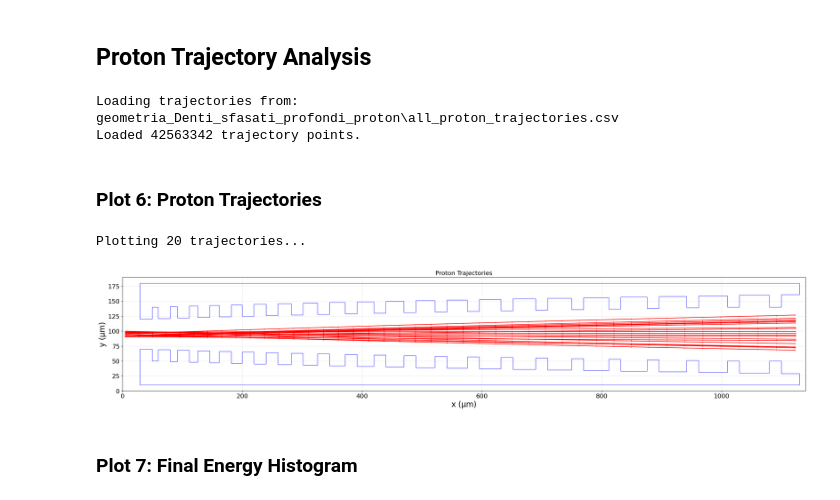
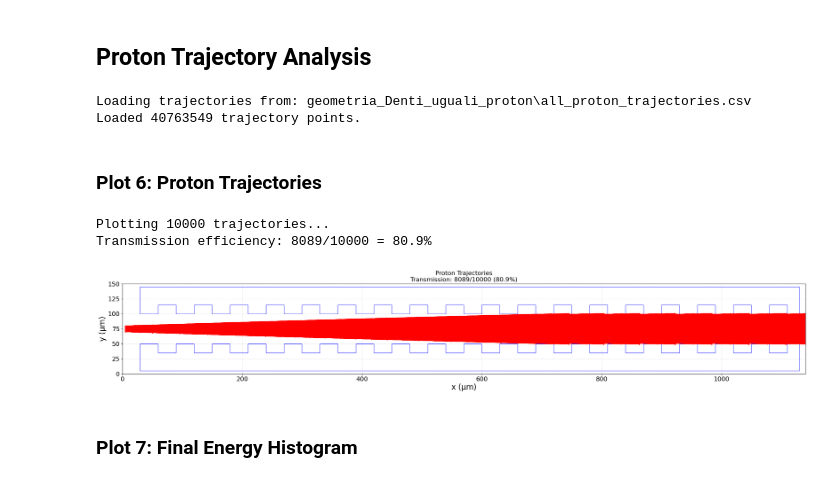
Before and after one commit to AlanMarcia/Simulation_git, a Jupyter notebook: Simulation/plot_results_notebook.ipynb, the cells around one changed output. Drawn from its saved outputs; the diff is of its cells as text; code cells hidden in the pictures.

```diff
--- a/Simulation/plot_results_notebook.ipynb
+++ b/Simulation/plot_results_notebook.ipynb
@@ -60,7 +60,7 @@ def load_geometry_params_for_plot(filepath):
 # 4: piana
 # 5: Default fallback (first available)
 
-geometry_version = 1
+geometry_version = 2
 
 
 folder_map = {
@@ -403,8 +403,8 @@ if os.path.exists(all_trajectories_file):
 else:
     print("Trajectory file not found.")
 # %% [output]
-Loading trajectories from: geometria_Denti_sfasati_profondi_proton\all_proton_trajectories.csv
-Loaded 42563342 trajectory points.
+Loading trajectories from: geometria_Denti_uguali_proton\all_proton_trajectories.csv
+Loaded 40763549 trajectory points.
 # %% [markdown]
 ### Plot 6: Proton Trajectories
 # %%
@@ -416,37 +416,53 @@ if df_all_trajectories is not None:
     draw_detailed_outlines(ax, X_mesh, Y_mesh, eps_r, outline_threshold_silicon, 'b-')
 
     grouped_trajectories = df_all_trajectories.groupby('proton_id')
     proton_ids = list(grouped_trajectories.groups.keys())
     num_protons = len(proton_ids)
 
+    # Calculate transmission efficiency
+    L_total_sim_m = x_coords[-1] * 1e-6
+    x_success_threshold = L_total_sim_m * 0.95
+
+    transmitted_count = 0
+    for pid in proton_ids:
+        df_traj = grouped_trajectories.get_group(pid)
+        final_x = df_traj['x_m'].iloc[-1]
+        if final_x >= x_success_threshold:
+            transmitted_count += 1
+
+    transmission_efficiency = (transmitted_count / num_protons) * 100 if num_protons > 0 else 0
+
     # Plot a subset
-    num_to_plot = min(num_protons, 20)
+    num_to_plot = min(num_protons, 10000)
     convert_to_um = 1e6
 
     print(f"Plotting {num_to_plot} trajectories...")
+    print(f"Transmission efficiency: {transmitted_count}/{num_protons} = {transmission_efficiency:.1f}%")
 
     # Skip every N points to reduce plot density
     point_skip = 100  # Mostra solo 1 punto ogni 5 (riduci per più dettagli, aumenta per meno punti)
 
     for i in range(num_to_plot):
         pid = proton_ids[i]
         df_traj = grouped_trajectories.get_group(pid)
         x_vals = df_traj['x_m'].values[::point_skip] * convert_to_um
         y_vals = df_traj['y_m'].values[::point_skip] * convert_to_um
         ax.plot(x_vals, y_vals, marker='.', markersize=3, color='red')
 
-    ax.set_title(f'Proton Trajectories', fontsize=16)
+    ax.set_title(f'Proton Trajectories\nTransmission: {transmitted_count}/{num_protons} ({transmission_efficiency:.1f}%)',
+                 fontsize=16)
     ax.set_xlabel('x (μm)', fontsize=20)
     ax.set_ylabel('y (μm)', fontsize=20)
     ax.tick_params(axis='both',which='major', labelsize=16)
     ax.set_aspect('equal', adjustable='box')
     plt.grid(True, linestyle=':', alpha=0.7)
     plt.show()
 else:
     print("No trajectory data available to plot.")
 # %% [output]
-Plotting 20 trajectories...
+Plotting 10000 trajectories...
+Transmission efficiency: 8089/10000 = 80.9%
-[figure, old version]
+[figure, new version]
 # %% [markdown]
 ### Plot 7: Final Energy Histogram
 # %%
```
Also changed, not shown: parts of 20 cells of this notebook.
